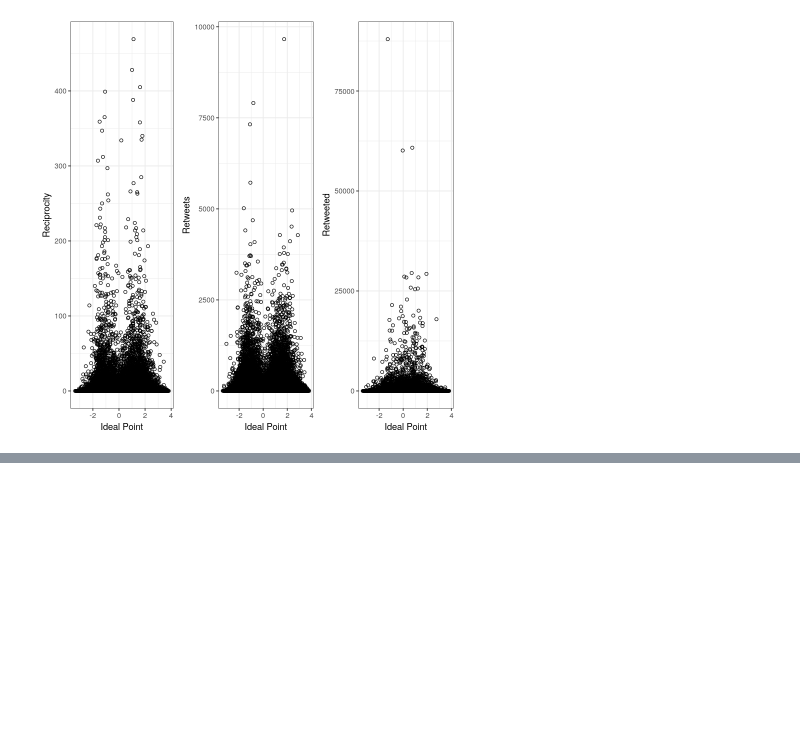
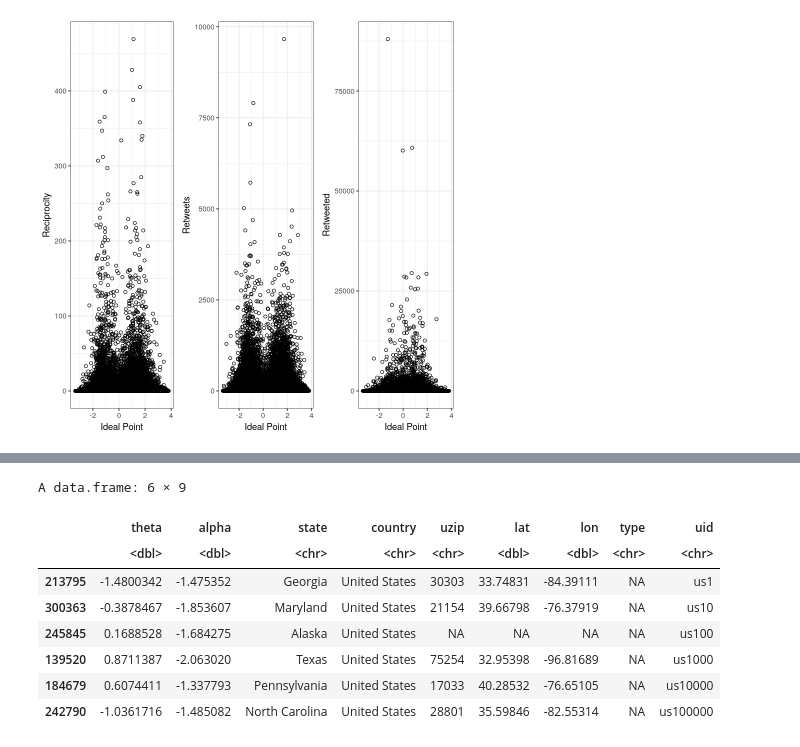
Before and after one commit to MLBurnham/networks_replication, a Jupyter notebook: Descriptive.ipynb, the cells around one changed output, grey strips where cells are left out. Drawn from its saved outputs; the diff is of its cells as text; code cells hidden in the pictures; blank space fills up the shorter version.

```diff
--- a/Descriptive.ipynb
+++ b/Descriptive.ipynb
@@ -440,0 +519,13 @@ ggsave('reciprocity.png', plot = recip_grid, width = 15, height = 5)
+# %%
+load('Barbera/users-data-US.rdata')
+head(users)
+# %% [output]
+A data.frame: 6 × 9
+|  | theta | alpha | state | country | uzip | lat | lon | type | uid |
+|  | <dbl> | <dbl> | <chr> | <chr> | <chr> | <dbl> | <dbl> | <chr> | <chr> |
+| 213795 | -1.4800342 | -1.475352 | Georgia | United States | 30303 | 33.74831 | -84.39111 | NA | us1 |
+| 300363 | -0.3878467 | -1.853607 | Maryland | United States | 21154 | 39.66798 | -76.37919 | NA | us10 |
+| 245845 | 0.1688528 | -1.684275 | Alaska | United States | NA | NA | NA | NA | us100 |
+| 139520 | 0.8711387 | -2.063020 | Texas | United States | 75254 | 32.95398 | -96.81689 | NA | us1000 |
+| 184679 | 0.6074411 | -1.337793 | Pennsylvania | United States | 17033 | 40.28532 | -76.65105 | NA | us10000 |
+| 242790 | -1.0361716 | -1.485082 | North Carolina | United States | 28801 | 35.59846 | -82.55314 | NA | us100000 |
```
Also changed, not shown: parts of 16 cells of this notebook, 14 other files.
